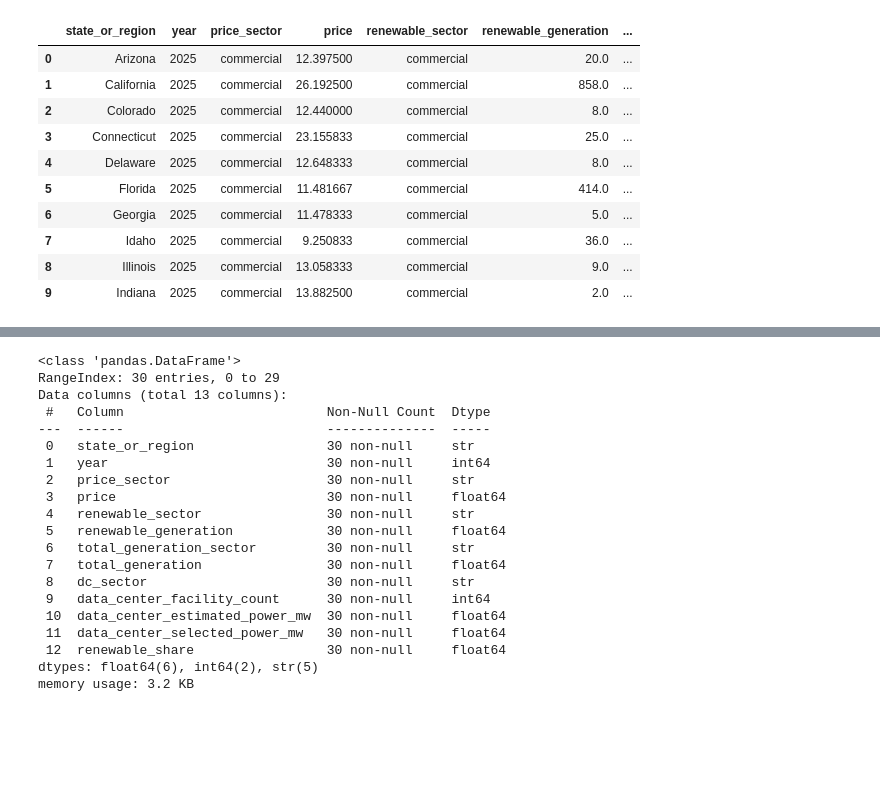
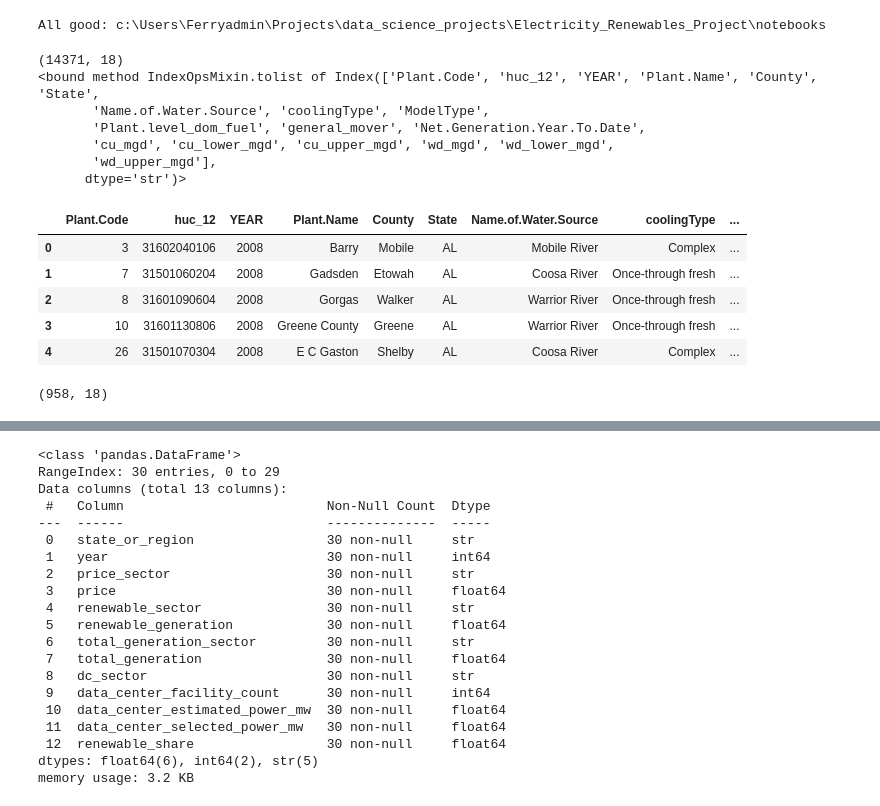
Before and after one commit to Ferry-17/Data-Center-Renewables-Exploration, a Jupyter notebook: notebooks/data_center_renewables_analysis.ipynb, the cells around one changed output, grey strips where cells are left out. Cells and saved outputs as stored; diff of their text form; code cells hidden in the pictures; blank space fills up the shorter version.

Commit message:
Ignore raw data, update analysis notebook and processed output

```diff
--- a/notebooks/data_center_renewables_analysis.ipynb
+++ b/notebooks/data_center_renewables_analysis.ipynb
@@ -1,16 +1,38 @@
+# %%
+import os
+import pandas as pd
+import numpy as np
+import matplotlib.pyplot as plt
+
+print("All good:", os.getcwd())
+# %% [output]
+All good: c:\Users\Ferryadmin\Projects\data_science_projects\Electricity_Renewables_Project\notebooks
 # %%
 import pandas as pd
 #read master table in
-df = pd.read_csv("../data/processed/data_center_energy_master_2025.csv")
+master = pd.read_csv("../data/processed/data_center_energy_master_2025.csv")
-# %% [output]
-|  | state_or_region | year | price_sector | price | renewable_sector | renewable_generation | ... |
-| 0 | Arizona | 2025 | commercial | 12.397500 | commercial | 20.0 | ... |
-| 1 | California | 2025 | commercial | 26.192500 | commercial | 858.0 | ... |
-| 2 | Colorado | 2025 | commercial | 12.440000 | commercial | 8.0 | ... |
-| 3 | Connecticut | 2025 | commercial | 23.155833 | commercial | 25.0 | ... |
-| 4 | Delaware | 2025 | commercial | 12.648333 | commercial | 8.0 | ... |
-| 5 | Florida | 2025 | commercial | 11.481667 | commercial | 414.0 | ... |
-| 6 | Georgia | 2025 | commercial | 11.478333 | commercial | 5.0 | ... |
-| 7 | Idaho | 2025 | commercial | 9.250833 | commercial | 36.0 | ... |
-| 8 | Illinois | 2025 | commercial | 13.058333 | commercial | 9.0 | ... |
-| 9 | Indiana | 2025 | commercial | 13.882500 | commercial | 2.0 | ... |
+# %%
+water = pd.read_csv('../data/raw/published_annual_thermoelectric_water_use_estimates_2008-2020.csv')
+print(water.shape)
+print(water.columns.to_list)
+water.head()
+# %% [output]
+(14371, 18)
+<bound method IndexOpsMixin.tolist of Index(['Plant.Code', 'huc_12', 'YEAR', 'Plant.Name', 'County', 'State',
+       'Name.of.Water.Source', 'coolingType', 'ModelType',
+       'Plant.level_dom_fuel', 'general_mover', 'Net.Generation.Year.To.Date',
+       'cu_mgd', 'cu_lower_mgd', 'cu_upper_mgd', 'wd_mgd', 'wd_lower_mgd',
+       'wd_upper_mgd'],
+      dtype='str')>
+|  | Plant.Code | huc_12 | YEAR | Plant.Name | County | State | Name.of.Water.Source | coolingType | ... |
+| 0 | 3 | 31602040106 | 2008 | Barry | Mobile | AL | Mobile River | Complex | ... |
+| 1 | 7 | 31501060204 | 2008 | Gadsden | Etowah | AL | Coosa River | Once-through fresh | ... |
+| 2 | 8 | 31601090604 | 2008 | Gorgas | Walker | AL | Warrior River | Once-through fresh | ... |
+| 3 | 10 | 31601130806 | 2008 | Greene County | Greene | AL | Warrior River | Once-through fresh | ... |
+| 4 | 26 | 31501070304 | 2008 | E C Gaston | Shelby | AL | Coosa River | Complex | ... |
+# %%
+#filter only the year 2020
+water_2020 = water[water['YEAR'] == 2020]
+print(water_2020.shape)
+# %% [output]
+(958, 18)
```
Also changed, not shown: parts of 13 cells of this notebook, 2 other files.
